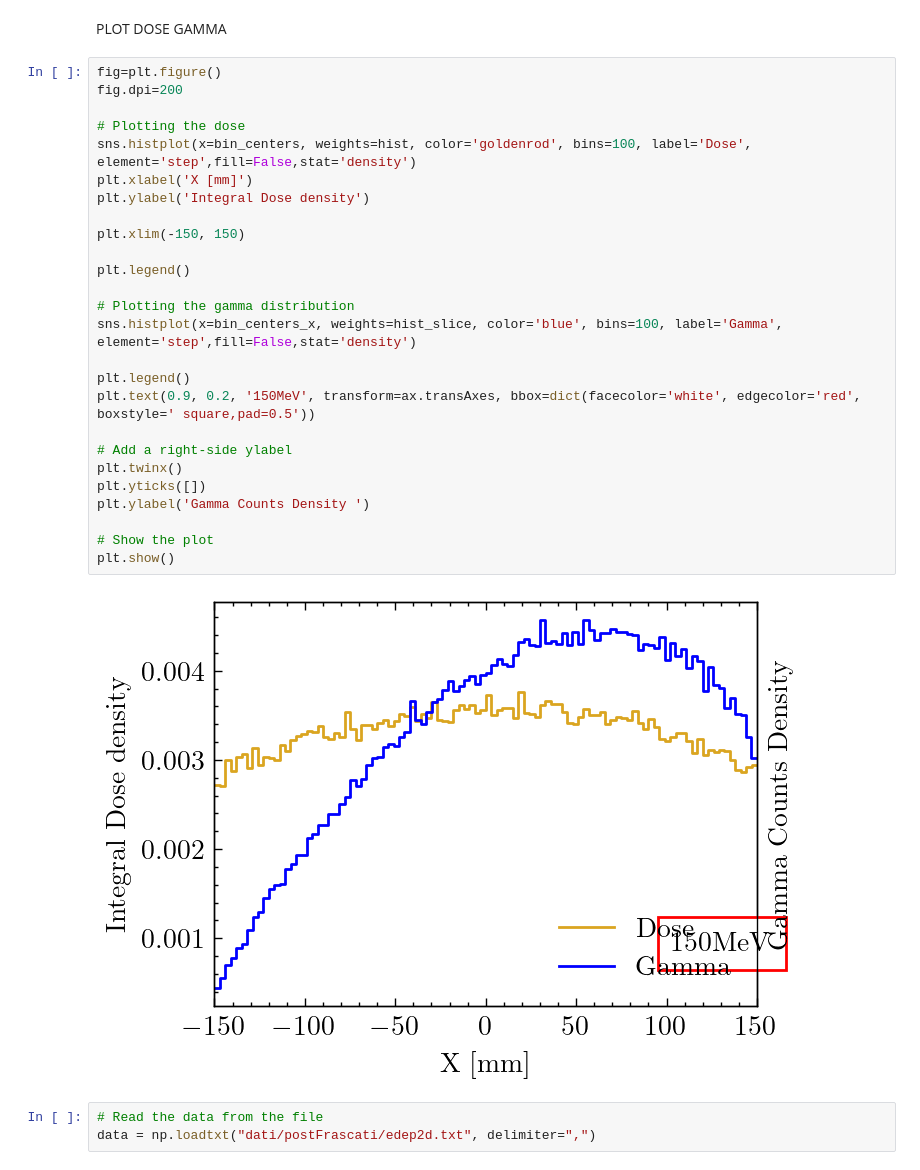
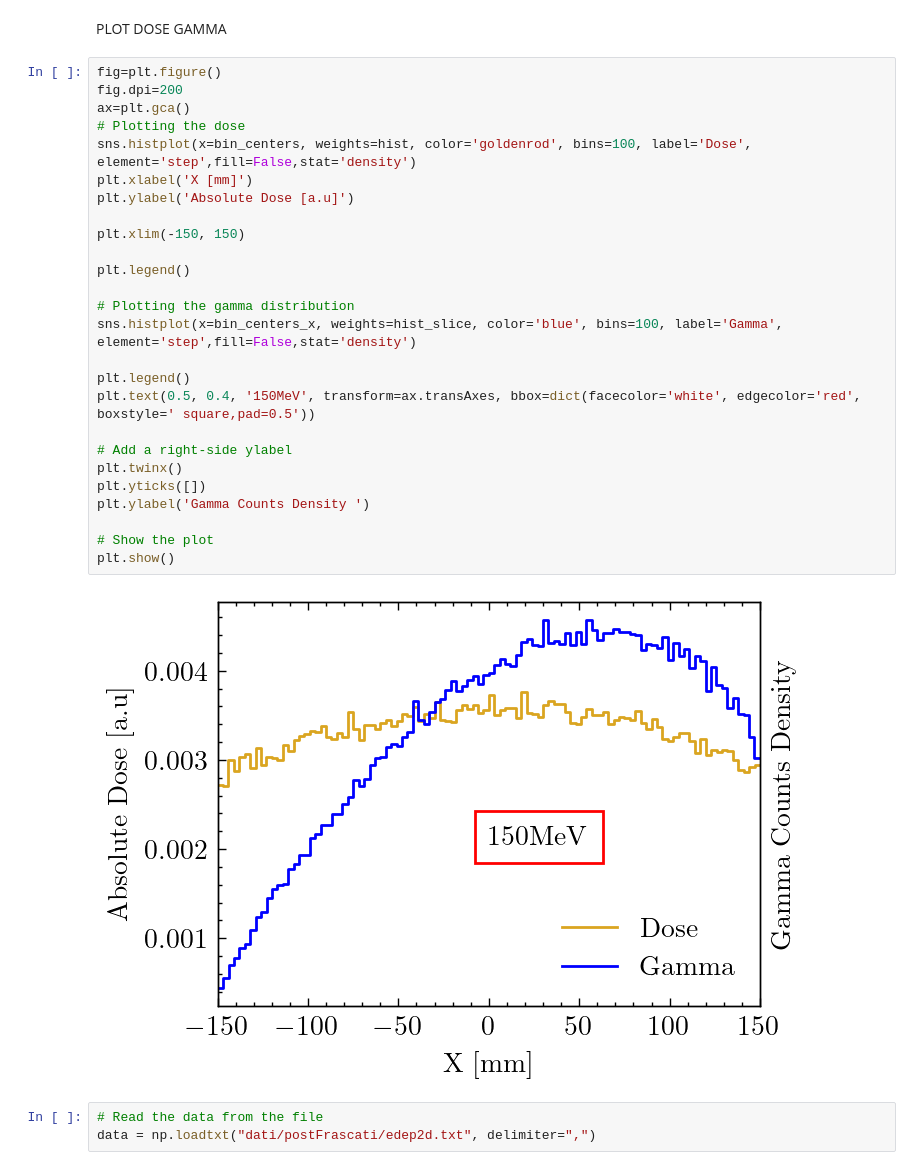
Before and after one commit to francescouni0/Online-Monitoring, a Jupyter notebook: Brem.ipynb, the cells around one changed output. Drawn from its saved outputs; the diff is of its cells as text.

```diff
--- a/Brem.ipynb
+++ b/Brem.ipynb
@@ -229,31 +228,31 @@ PLOT DOSE GAMMA
 # %%
 fig=plt.figure()
 fig.dpi=200
-
+ax=plt.gca()
 # Plotting the dose
 sns.histplot(x=bin_centers, weights=hist, color='goldenrod', bins=100, label='Dose', element='step',fill=False,stat='density')
 plt.xlabel('X [mm]')
-plt.ylabel('Integral Dose density')
+plt.ylabel('Absolute Dose [a.u]')
 
 plt.xlim(-150, 150)
 
 plt.legend()
 
 # Plotting the gamma distribution
 sns.histplot(x=bin_centers_x, weights=hist_slice, color='blue', bins=100, label='Gamma', element='step',fill=False,stat='density')
 
 plt.legend()
-plt.text(0.9, 0.2, '150MeV', transform=ax.transAxes, bbox=dict(facecolor='white', edgecolor='red', boxstyle=' square,pad=0.5'))
+plt.text(0.5, 0.4, '150MeV', transform=ax.transAxes, bbox=dict(facecolor='white', edgecolor='red', boxstyle=' square,pad=0.5'))
 
 # Add a right-side ylabel
 plt.twinx()
 plt.yticks([])
 plt.ylabel('Gamma Counts Density ')
 
 # Show the plot
 plt.show()
 # %% [output]
-[figure, old version]
+[figure, new version]
 # %%
 # Read the data from the file
 data = np.loadtxt("dati/postFrascati/edep2d.txt", delimiter=",")
```
Also changed, not shown: parts of 2 cells of this notebook.
